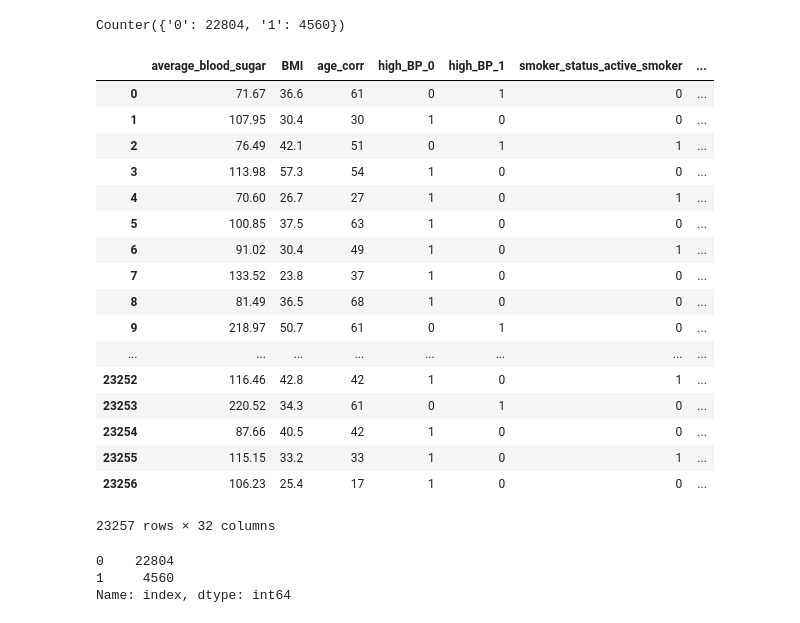
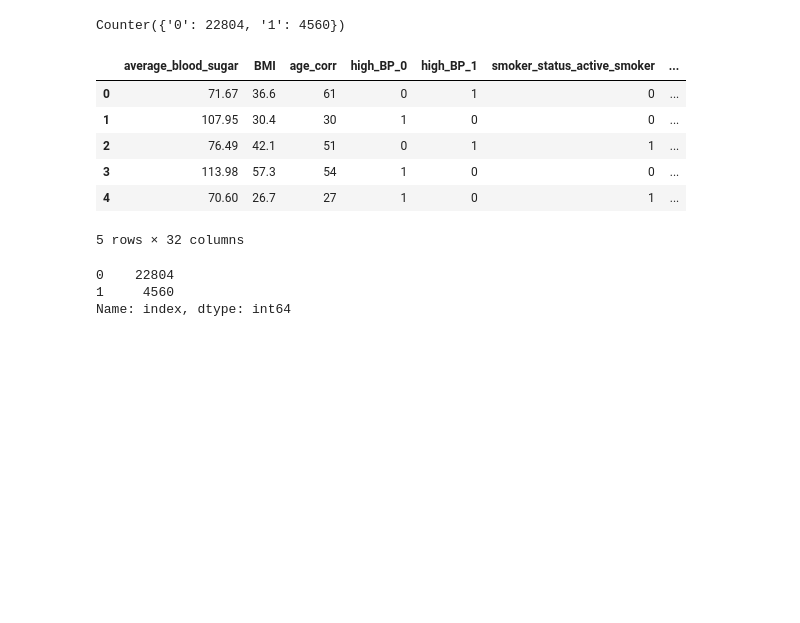
Before and after one commit to jerry-ye-xu/stroke_prediction, a Jupyter notebook: notebooks/2_Feature_Engineering.ipynb, the cells around one changed output. Saved outputs shown, nothing was run; the diff lists cells and outputs as text; code cells hidden in the pictures; blank space fills up the shorter version.

```diff
--- a/notebooks/2_Feature_Engineering.ipynb
+++ b/notebooks/2_Feature_Engineering.ipynb
@@ -379,26 +379,15 @@ Counter(y_res) # Great, we've upsampled!
 # %% [output]
 Counter({'0': 22804, '1': 4560})
 # %%
-X
+X.head()
 # %% [output]
 |  | average_blood_sugar | BMI | age_corr | high_BP_0 | high_BP_1 | smoker_status_active_smoker | ... |
 | 0 | 71.67 | 36.6 | 61 | 0 | 1 | 0 | ... |
 | 1 | 107.95 | 30.4 | 30 | 1 | 0 | 0 | ... |
 | 2 | 76.49 | 42.1 | 51 | 0 | 1 | 1 | ... |
 | 3 | 113.98 | 57.3 | 54 | 1 | 0 | 0 | ... |
 | 4 | 70.60 | 26.7 | 27 | 1 | 0 | 1 | ... |
-| 5 | 100.85 | 37.5 | 63 | 1 | 0 | 0 | ... |
-| 6 | 91.02 | 30.4 | 49 | 1 | 0 | 1 | ... |
-| 7 | 133.52 | 23.8 | 37 | 1 | 0 | 0 | ... |
-| 8 | 81.49 | 36.5 | 68 | 1 | 0 | 0 | ... |
-| 9 | 218.97 | 50.7 | 61 | 0 | 1 | 0 | ... |
-| ... | ... | ... | ... | ... | ... | ... | ... |
-| 23252 | 116.46 | 42.8 | 42 | 1 | 0 | 1 | ... |
-| 23253 | 220.52 | 34.3 | 61 | 0 | 1 | 0 | ... |
-| 23254 | 87.66 | 40.5 | 42 | 1 | 0 | 0 | ... |
-| 23255 | 115.15 | 33.2 | 33 | 1 | 0 | 1 | ... |
-| 23256 | 106.23 | 25.4 | 17 | 1 | 0 | 0 | ... |
-23257 rows × 32 columns
+5 rows × 32 columns
 # %%
 stk_smote = pd.DataFrame(data=X_res, index=y_res).reset_index()
 stk_smote["index"].value_counts()
```
Also changed, not shown: 1 other file.
